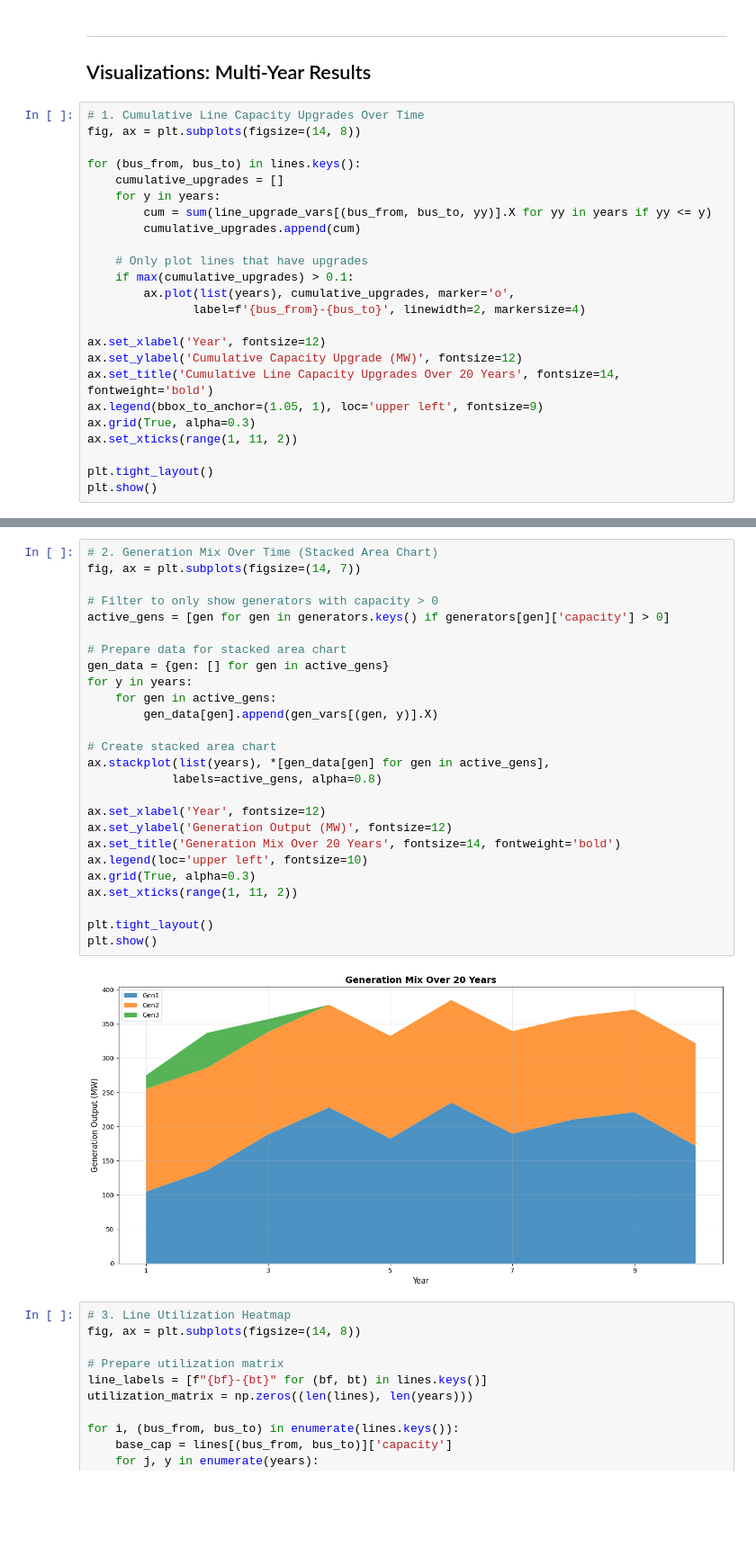
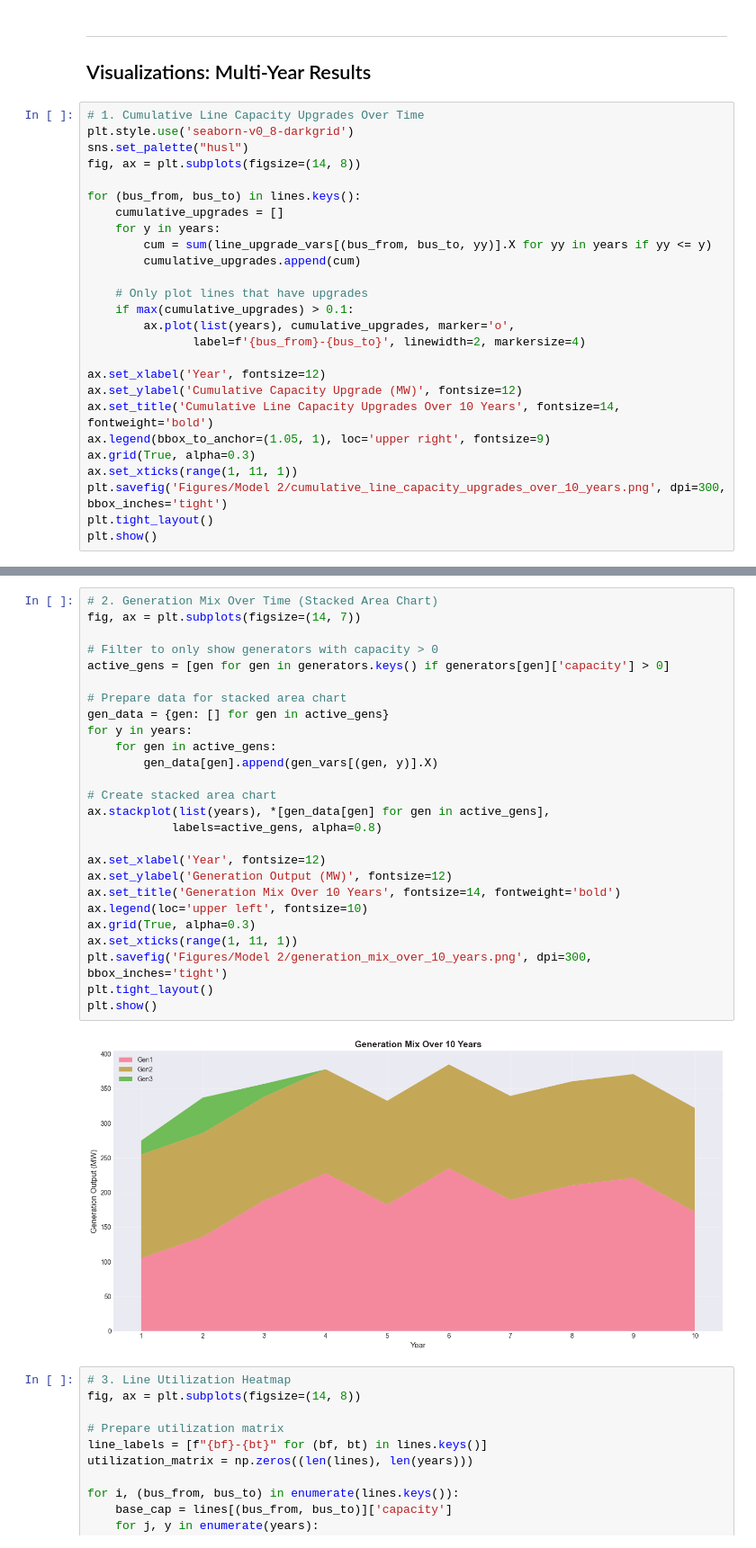
Before and after one commit to s204737/Assignment2_Group40, a Jupyter notebook: Multiyear_deterministic_model.ipynb, the cells around one changed output, grey strips where cells are left out. Shown: that part at 90% size. Drawn from its saved outputs; the diff is of its cells as text; blank space fills up the shorter version.

Commit message:
added sensitivity analysis and updated plots

```diff
--- a/Multiyear_deterministic_model.ipynb
+++ b/Multiyear_deterministic_model.ipynb
@@ -379,6 +380,8 @@ UpgradeBudget_Y10: 0.000000
 ## Visualizations: Multi-Year Results
 # %%
 # 1. Cumulative Line Capacity Upgrades Over Time
+plt.style.use('seaborn-v0_8-darkgrid')
+sns.set_palette("husl")
 fig, ax = plt.subplots(figsize=(14, 8))
 
 for (bus_from, bus_to) in lines.keys():
@@ -394,11 +397,11 @@ for (bus_from, bus_to) in lines.keys():
 
 ax.set_xlabel('Year', fontsize=12)
 ax.set_ylabel('Cumulative Capacity Upgrade (MW)', fontsize=12)
-ax.set_title('Cumulative Line Capacity Upgrades Over 20 Years', fontsize=14, fontweight='bold')
-ax.legend(bbox_to_anchor=(1.05, 1), loc='upper left', fontsize=9)
+ax.set_title('Cumulative Line Capacity Upgrades Over 10 Years', fontsize=14, fontweight='bold')
+ax.legend(bbox_to_anchor=(1.05, 1), loc='upper right', fontsize=9)
 ax.grid(True, alpha=0.3)
-ax.set_xticks(range(1, 11, 2))
-
+ax.set_xticks(range(1, 11, 1))
+plt.savefig('Figures/Model 2/cumulative_line_capacity_upgrades_over_10_years.png', dpi=300, bbox_inches='tight')
 plt.tight_layout()
 plt.show()
 # %% [output]
@@ -406,31 +409,31 @@ plt.show()
 # %%
 # 2. Generation Mix Over Time (Stacked Area Chart)
 fig, ax = plt.subplots(figsize=(14, 7))
 
 # Filter to only show generators with capacity > 0
 active_gens = [gen for gen in generators.keys() if generators[gen]['capacity'] > 0]
 
 # Prepare data for stacked area chart
 gen_data = {gen: [] for gen in active_gens}
 for y in years:
     for gen in active_gens:
         gen_data[gen].append(gen_vars[(gen, y)].X)
 
 # Create stacked area chart
 ax.stackplot(list(years), *[gen_data[gen] for gen in active_gens],
             labels=active_gens, alpha=0.8)
 
 ax.set_xlabel('Year', fontsize=12)
 ax.set_ylabel('Generation Output (MW)', fontsize=12)
-ax.set_title('Generation Mix Over 20 Years', fontsize=14, fontweight='bold')
+ax.set_title('Generation Mix Over 10 Years', fontsize=14, fontweight='bold')
 ax.legend(loc='upper left', fontsize=10)
 ax.grid(True, alpha=0.3)
-ax.set_xticks(range(1, 11, 2))
-
+ax.set_xticks(range(1, 11, 1))
+plt.savefig('Figures/Model 2/generation_mix_over_10_years.png', dpi=300, bbox_inches='tight')
 plt.tight_layout()
 plt.show()
 # %% [output]
-[figure, old version]
+[figure, new version]
 # %%
 # 3. Line Utilization Heatmap
 fig, ax = plt.subplots(figsize=(14, 8))
```
Also changed, not shown: parts of 5 cells of this notebook, 6 other files.
